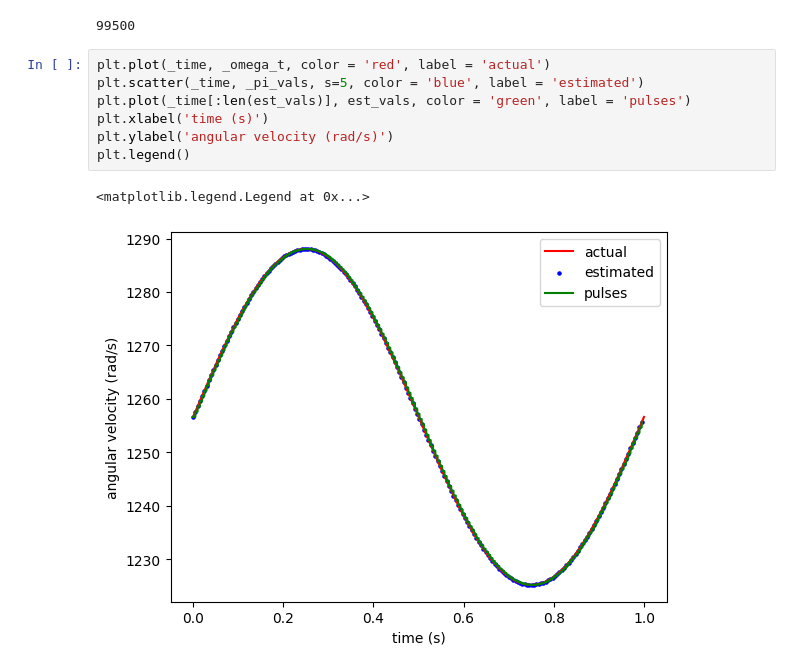
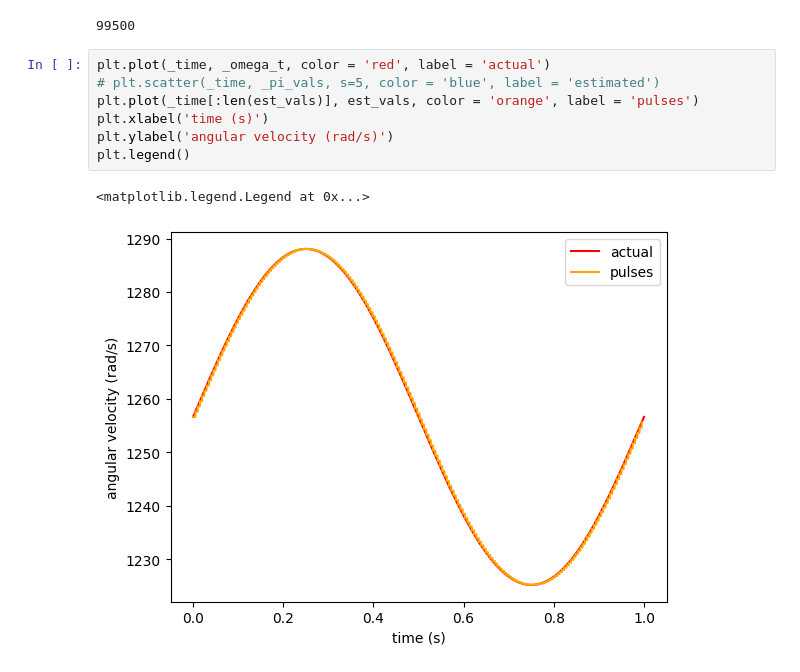
Before and after one commit to SujithChristopher/t-i, a Jupyter notebook: Assignment 5/plots_samples.ipynb, the cells around one changed output. Saved outputs shown, nothing was run; the diff lists cells and outputs as text.

```diff
--- a/Assignment 5/plots_samples.ipynb
+++ b/Assignment 5/plots_samples.ipynb
@@ -75,11 +75,11 @@ len(est_vals)
 99500
 # %%
 plt.plot(_time, _omega_t, color = 'red', label = 'actual')
-plt.scatter(_time, _pi_vals, s=5, color = 'blue', label = 'estimated')
-plt.plot(_time[:len(est_vals)], est_vals, color = 'green', label = 'pulses')
+# plt.scatter(_time, _pi_vals, s=5, color = 'blue', label = 'estimated')
+plt.plot(_time[:len(est_vals)], est_vals, color = 'orange', label = 'pulses')
 plt.xlabel('time (s)')
 plt.ylabel('angular velocity (rad/s)')
 plt.legend()
 # %% [output]
 <matplotlib.legend.Legend at 0x...>
-[figure, old version]
+[figure, new version]
```
Also changed, not shown: 1 other file.
